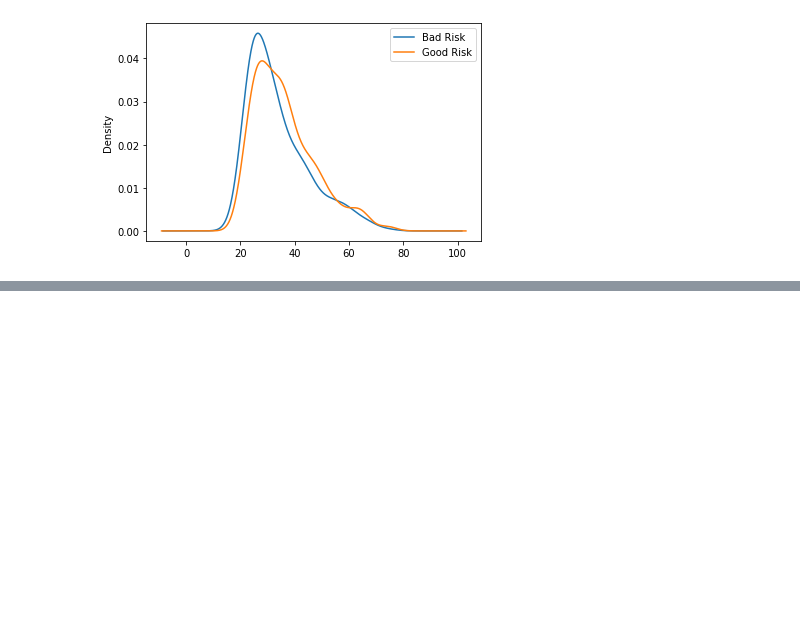
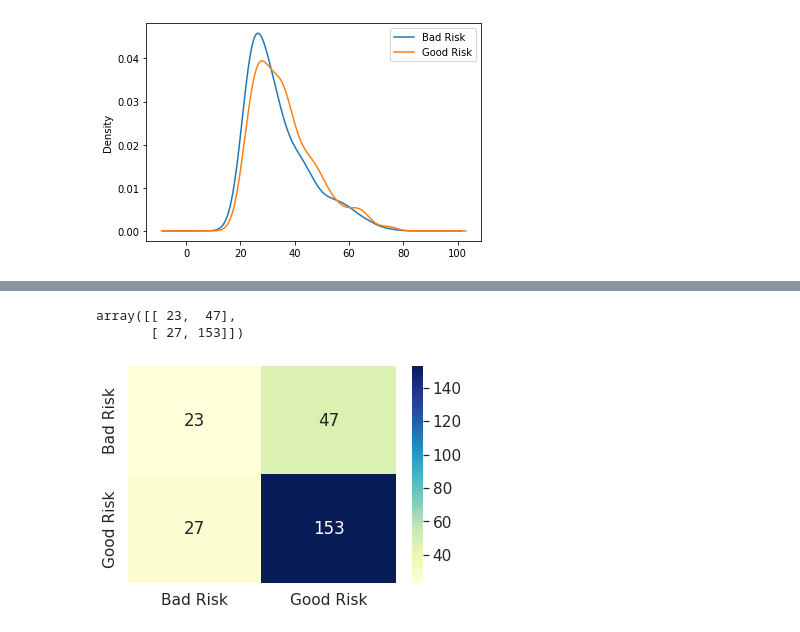
Before and after one commit to wildflowersbloom/fairness, a Jupyter notebook: Untitled0.ipynb, the cells around one changed output, grey strips where cells are left out. Drawn from its saved outputs; the diff is of its cells as text; code cells hidden in the pictures; blank space fills up the shorter version.

```diff
--- a/Untitled0.ipynb
+++ b/Untitled0.ipynb
@@ -283,12 +360,23 @@ df.Cost_Matrix_Risk.replace({'Bad Risk': '0', 'Good Risk': '1'}, inplace=True)
+# %%
+df_ohe.Cost_Risk_Matrix=df_ohe.Cost_Matrix_Risk.astype(int)
 # %%
+#Setting up the model training infrastructure.
 
-# split dataset into test and training
 from sklearn.model_selection import train_test_split
 from sklearn.linear_model import LogisticRegression
 
-train,test = train_test_split(df[features],test_size = 0.25,random_state=5)
+train,test = train_test_split(df_ohe,test_size = 0.25,random_state=5)
 
 X_train = train.loc[:, train.columns != 'Cost_Matrix_Risk']
 X_test = test.loc[:, test.columns != 'Cost_Matrix_Risk']
 y_train = train['Cost_Matrix_Risk']
 y_test = test['Cost_Matrix_Risk']
+
+from sklearn.pipeline import make_pipeline
+from sklearn.preprocessing import StandardScaler
+
+#pipe = make_pipeline(StandardScaler(), LogisticRegression(solver='liblinear'))
+#pipe.fit(X_train, y_train)
+
+clf=LogisticRegression(random_state=5,solver='liblinear')
+clf.fit(X_train, y_train)
@@ -305,4 +384,0 @@ df.head()
-# %%
-# classifier for good and bad risk wrt credit
-clf=LogisticRegression(random_state=5)
-clf.fit(X_train, y_train)
@@ -311,3 +387,6 @@ ValueError: ignored
+# %%
+# predict
+y_pred=clf.predict(X_test)
 # %%
 # get metrics
 from sklearn.metrics import confusion_matrix
@@ -323,0 +395,13 @@ NameError: ignored
+# %%
+cm
+# %% [output]
+array([[ 23,  47],
+       [ 27, 153]])
+# %%
+import seaborn as sn
+df_cm = pd.DataFrame(cm, ["Bad Risk","Good Risk"], ["Bad Risk","Good Risk"])
+
+sn.set(font_scale=1.4)
+sn.heatmap(df_cm, annot=True, fmt='d', cmap="YlGnBu");
+# %% [output]
+[figure, added]
```
Also changed, not shown: parts of 32 cells of this notebook.
